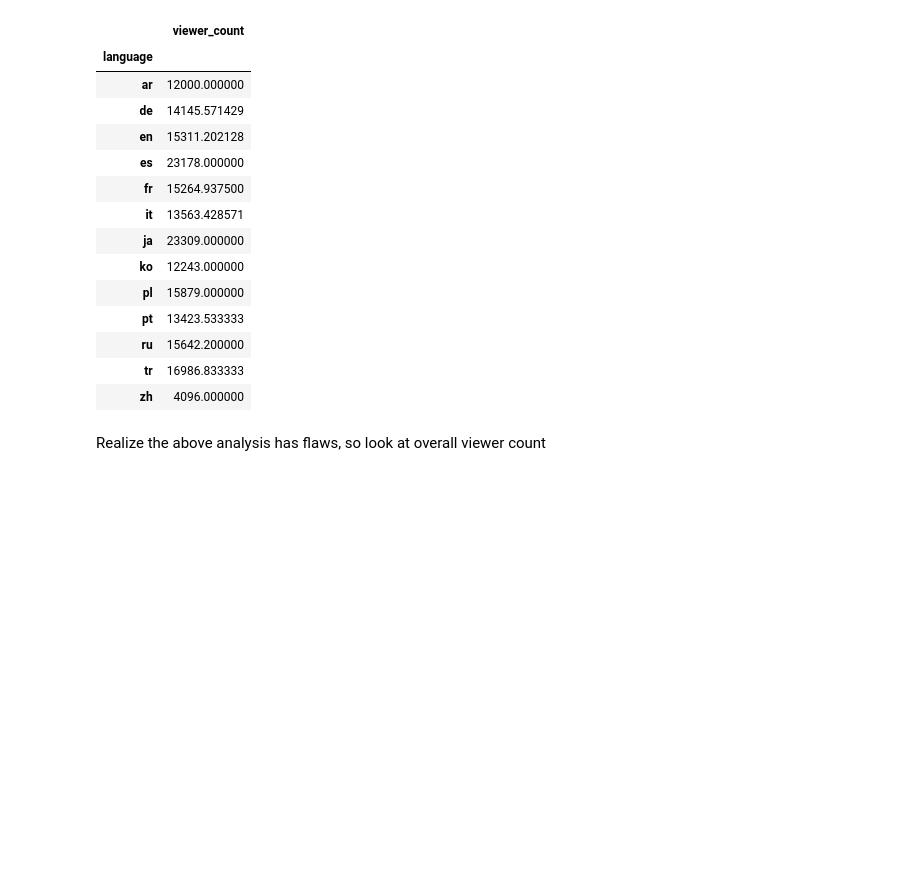
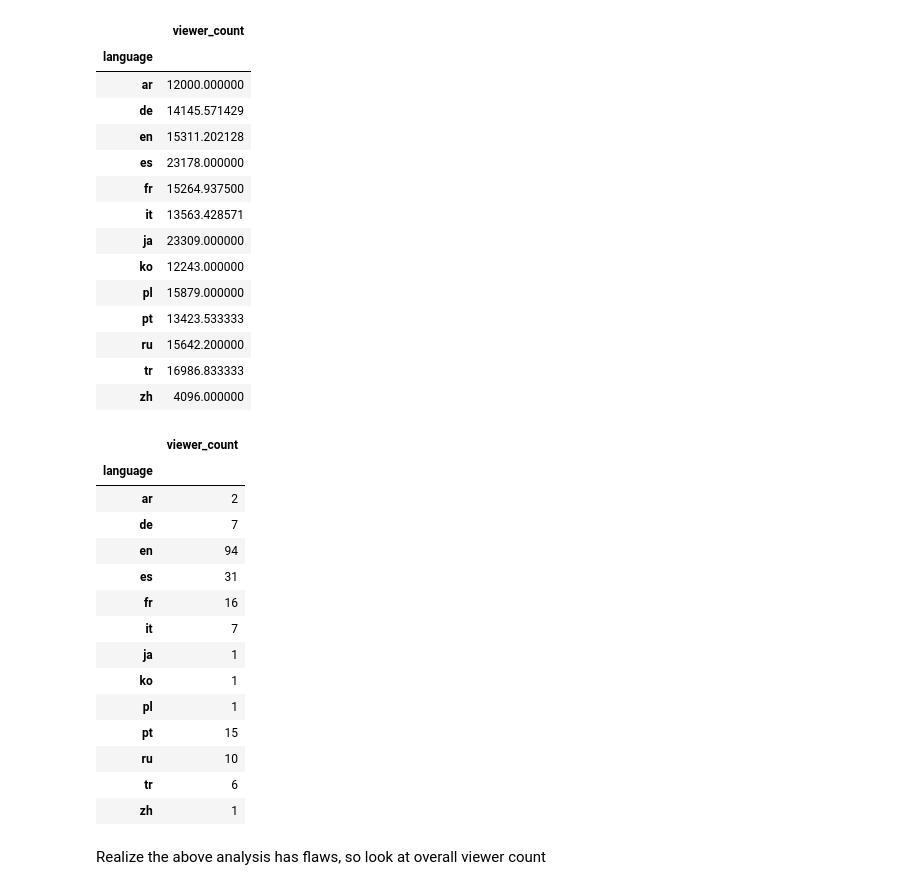
Before and after one commit to jiyanx23/is310-final-project, a Jupyter notebook: final_project/data_analysis.ipynb, the cells around one changed output. Cells and saved outputs as stored; diff of their text form; code cells hidden in the pictures; blank space fills up the shorter version.

```diff
--- a/final_project/data_analysis.ipynb
+++ b/final_project/data_analysis.ipynb
@@ -365,6 +408,25 @@ twitch_time_night_grouped
 | ru | 15642.200000 |
 | tr | 16986.833333 |
 | zh | 4096.000000 |
+# %%
+twitch_time_night_language = twitch_time_night[['language','viewer_count']].groupby('language').count()
+twitch_time_night_language
+# %% [output]
+|  | viewer_count |
+| language |  |
+| ar | 2 |
+| de | 7 |
+| en | 94 |
+| es | 31 |
+| fr | 16 |
+| it | 7 |
+| ja | 1 |
+| ko | 1 |
+| pl | 1 |
+| pt | 15 |
+| ru | 10 |
+| tr | 6 |
+| zh | 1 |
 # %% [markdown]
 Realize the above analysis has flaws, so look at overall viewer count
 # %%
```
Also changed, not shown: parts of 6 cells of this notebook.
